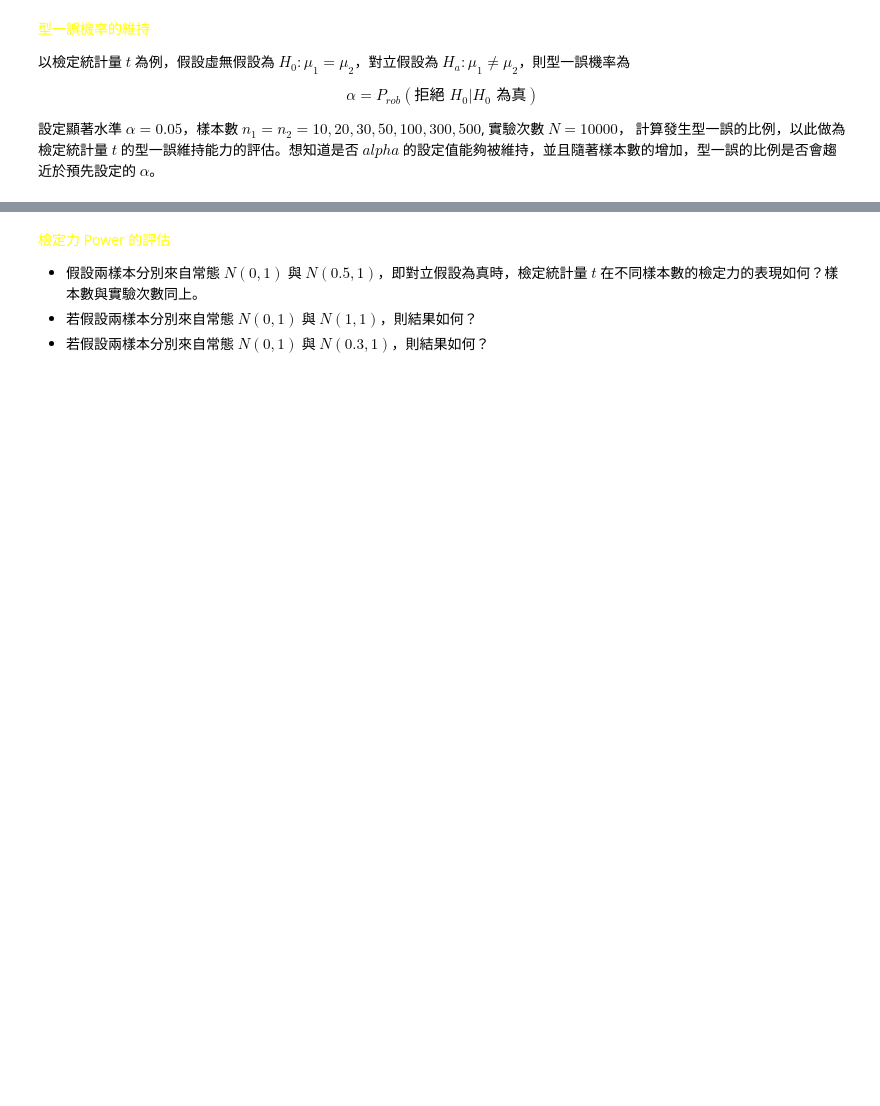
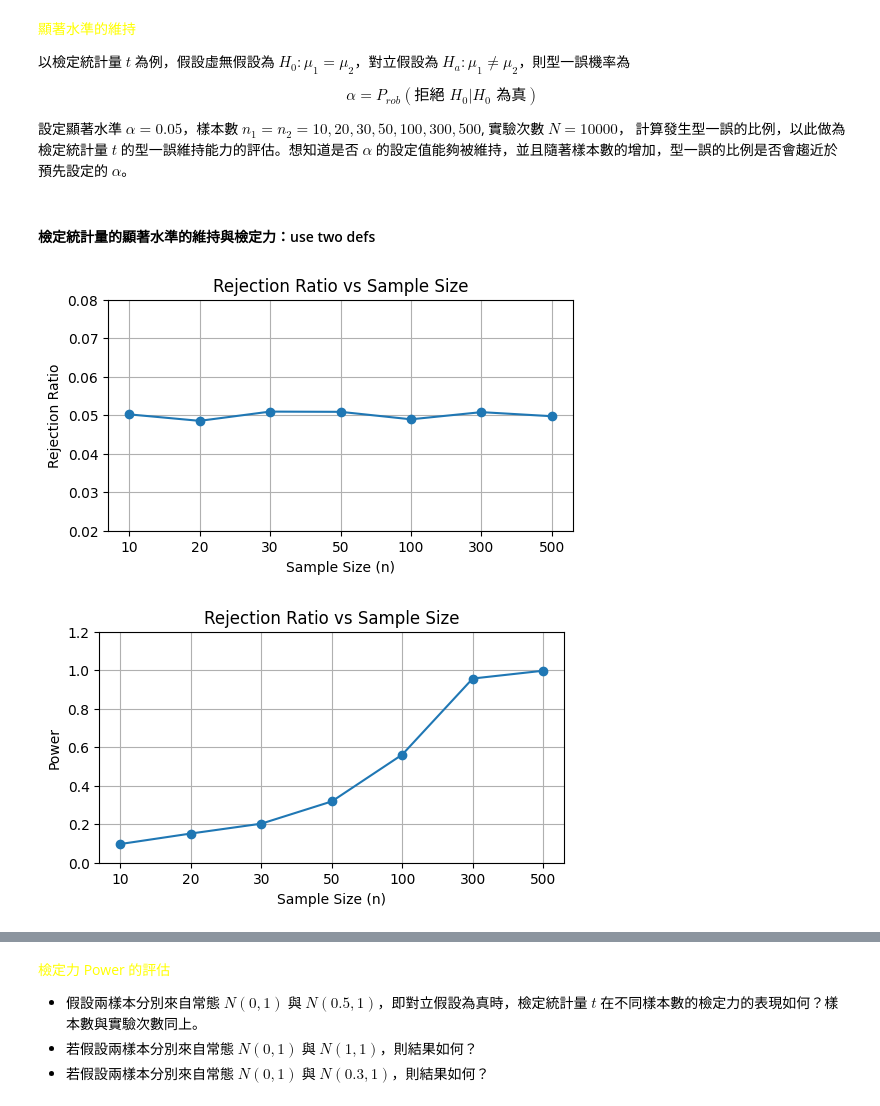
Before and after one commit to ntpuccw/InClassCoding, a Jupyter notebook: gar1007.ipynb, the cells around one changed output, grey strips where cells are left out. Drawn from its saved outputs; the diff is of its cells as text; code cells hidden in the pictures; blank space fills up the shorter version.

```diff
--- a/gar1007.ipynb
+++ b/gar1007.ipynb
@@ -17,10 +17,57 @@ $$Power = P_{rob}(\text{拒絕 } H_0 | H_a \text{ 為真})$$
 1. 維持型一誤機率在設定的顯著水準 $\alpha$ 。
 1. 高檢定力。
 # %% [markdown]
-<font color=yellow>型一誤機率的維持</font>
+<font color=yellow>顯著水準的維持</font>
 
 以檢定統計量 $t$ 為例，假設虛無假設為 $H_0: \mu_1 = \mu_2$，對立假設為 $H_a: \mu_1 \neq \mu_2$，則型一誤機率為
 
 $$\alpha = P_{rob}(\text{拒絕 } H_0 | H_0 \text{ 為真}) $$
 
-設定顯著水準 $\alpha = 0.05$，樣本數 $n_1=n_2= 10, 20, 30, 50, 100, 300, 500 $, 實驗次數 $N=10000$， 計算發生型一誤的比例，以此做為檢定統計量 $t$ 的型一誤維持能力的評估。想知道是否 $alpha$ 的設定值能夠被維持，並且隨著樣本數的增加，型一誤的比例是否會趨近於預先設定的 $\alpha$。
+設定顯著水準 $\alpha = 0.05$，樣本數 $n_1=n_2= 10, 20, 30, 50, 100, 300, 500 $, 實驗次數 $N=10000$， 計算發生型一誤的比例，以此做為檢定統計量 $t$ 的型一誤維持能力的評估。想知道是否 $\alpha$ 的設定值能夠被維持，並且隨著樣本數的增加，型一誤的比例是否會趨近於預先設定的 $\alpha$。
+# %% [markdown]
+#### 檢定統計量的顯著水準的維持與檢定力：use two defs
+# %%
+def draw_rejection_ratio(mu1, mu2, s1, s2, n, N=50000, alfa=0.05):
+    # loop over different sample sizes and record the proportion of times the null hypothesis is rejected
+    # keep the rejection ratio for each sample size
+    rejection_ratios = []
+
+    for n_val in n:
+        samples1 = np.random.normal(mu1, s1, size=(n_val, N))
+        samples2 = np.random.normal(mu2, s2, size=(n_val, N))
+
+        # compute t statistic
+        t_statistic, p_value = ttest_ind(samples1, samples2)
+
+        reject_ratio = np.mean(p_value < alfa)
+        rejection_ratios.append(reject_ratio)
+
+    return rejection_ratios
+
+def plot_rejection_ratio(n, rejection_ratios, y_low=0, y_high=1.2, y_label='Rejection Ratio'):
+    import matplotlib.pyplot as plt
+
+    # plot the rejection ratio against sample size
+    fig = plt.figure(figsize=(6, 3))
+    x = np.arange(len(n))
+    plt.plot(x, rejection_ratios, marker='o')
+    plt.xticks(x, n)
+    plt.title('Rejection Ratio vs Sample Size')
+    plt.xlabel('Sample Size (n)')
+    plt.ylabel(y_label)
+    # add grid lines
+    plt.grid()
+    # expand the y-axis to show the rejection ratio more clearly
+    plt.ylim(y_low, y_high)
+    plt.show()
+# %%
+n = [10, 20, 30, 50, 100, 300, 500]
+
+rejection_ratios = draw_rejection_ratio(0, 0, 1, 1, n, N=50000, alfa=0.05)
+plot_rejection_ratio(n, rejection_ratios, y_low=0.02, y_high=0.08)
+
+rejection_ratios = draw_rejection_ratio(0, 0.3, 1, 1, n, N=50000, alfa=0.05)
+plot_rejection_ratio(n, rejection_ratios, y_low=0, y_high=1.2, y_label='Power')
+# %% [output]
+[figure, added]
+[figure, added]
```
Also changed, not shown: parts of 3 cells of this notebook.
